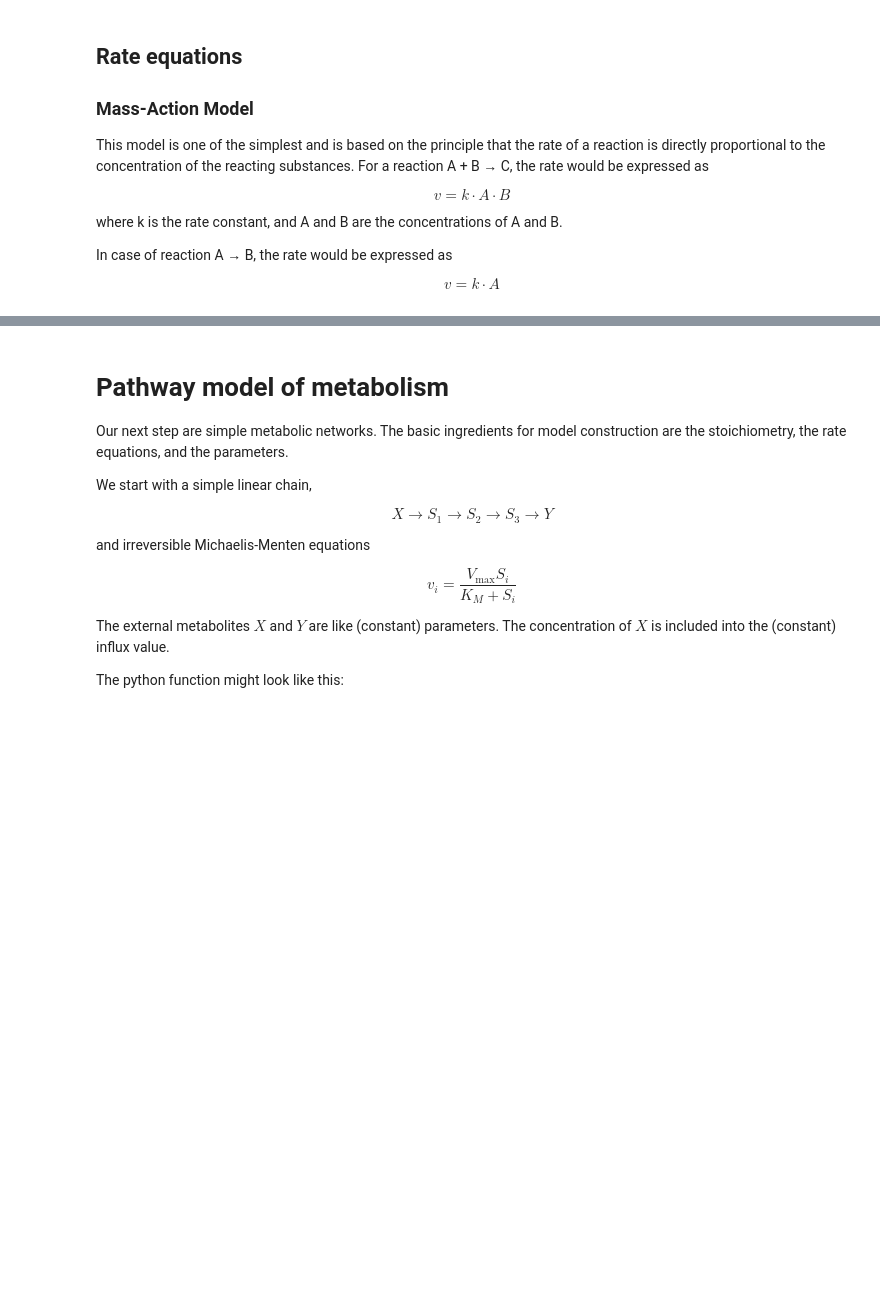
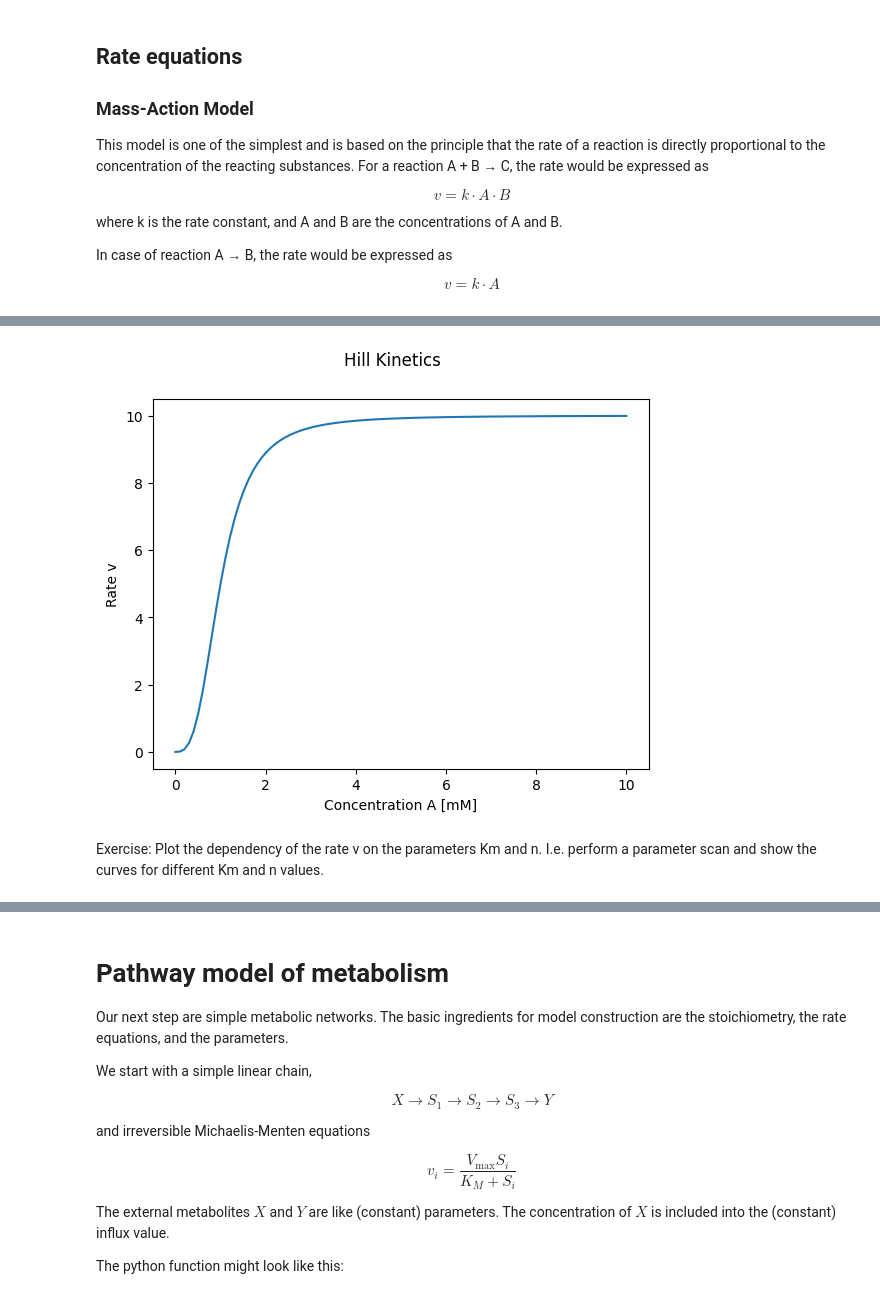
Before and after one commit to matthiaskoenig/course-pharmacokinetic-modelling, a Jupyter notebook: src/mb19/notebooks/06_metabolism.ipynb, the cells around one changed output, grey strips where cells are left out. Drawn from its saved outputs; the diff is of its cells as text; code cells hidden in the pictures; blank space fills up the shorter version.

```diff
--- a/src/mb19/notebooks/06_metabolism.ipynb
+++ b/src/mb19/notebooks/06_metabolism.ipynb
@@ -74,0 +95,20 @@ We now have a look at the dependencies of these parameters
+# %%
+import numpy as np
+from matplotlib import pyplot as plt
+
+Km = 1.0  # [mM]
+Vmax = 10
+n = 3
+A = np.linspace(0, 10, num=100)  # [mM]
+v = Vmax * A**n/(Km**n + A**n)
+
+f, ax = plt.subplots(nrows=1, ncols=1)
+f.suptitle("Hill Kinetics")
+ax.plot(A, v)
+ax.set_xlabel("Concentration A [mM]")
+ax.set_ylabel("Rate v")
+plt.show()
+# %% [output]
+[figure, added]
+# %% [markdown]
+Exercise: Plot the dependency of the rate v on the parameters Km and n. I.e. perform a parameter scan and show the curves for different Km and n values.
```
Also changed, not shown: parts of 8 cells of this notebook, 6 other files.
